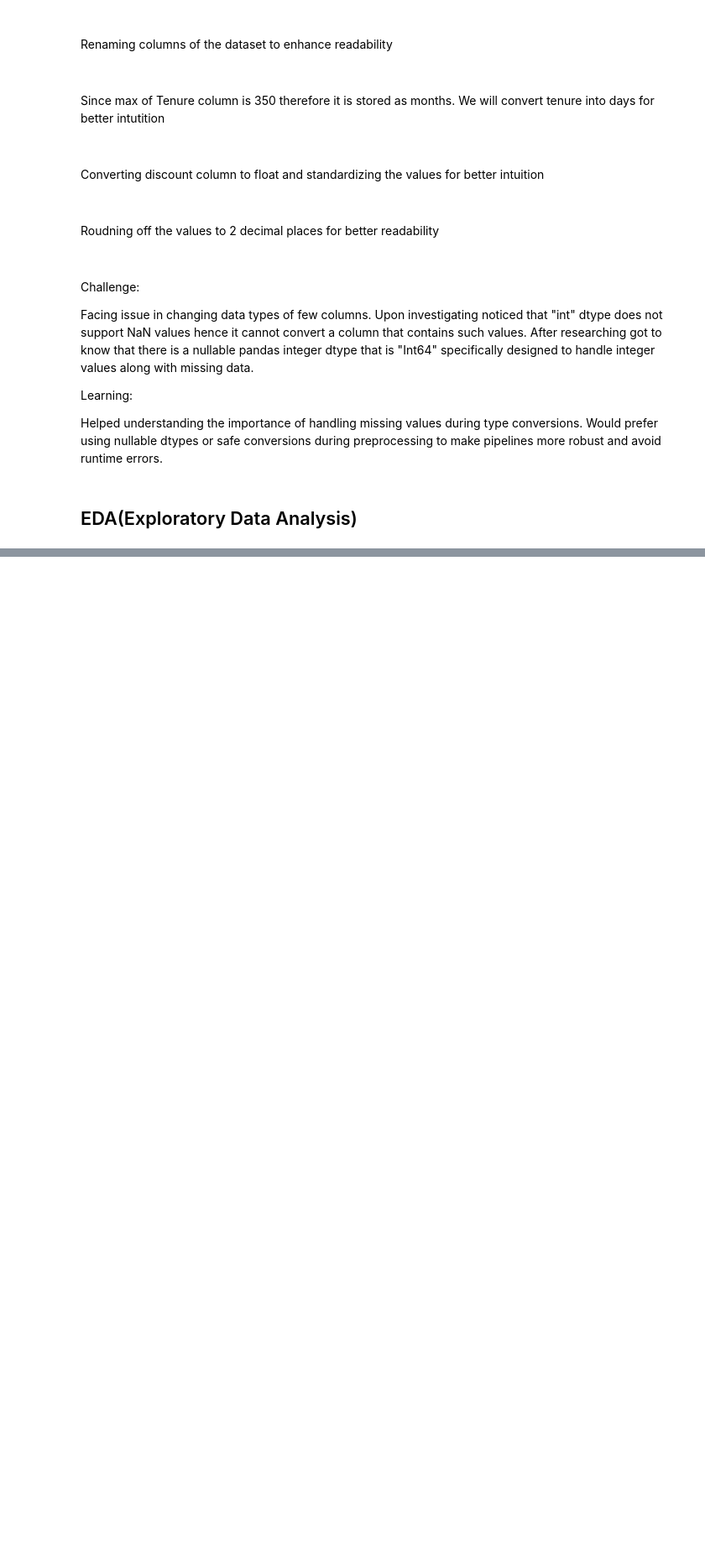
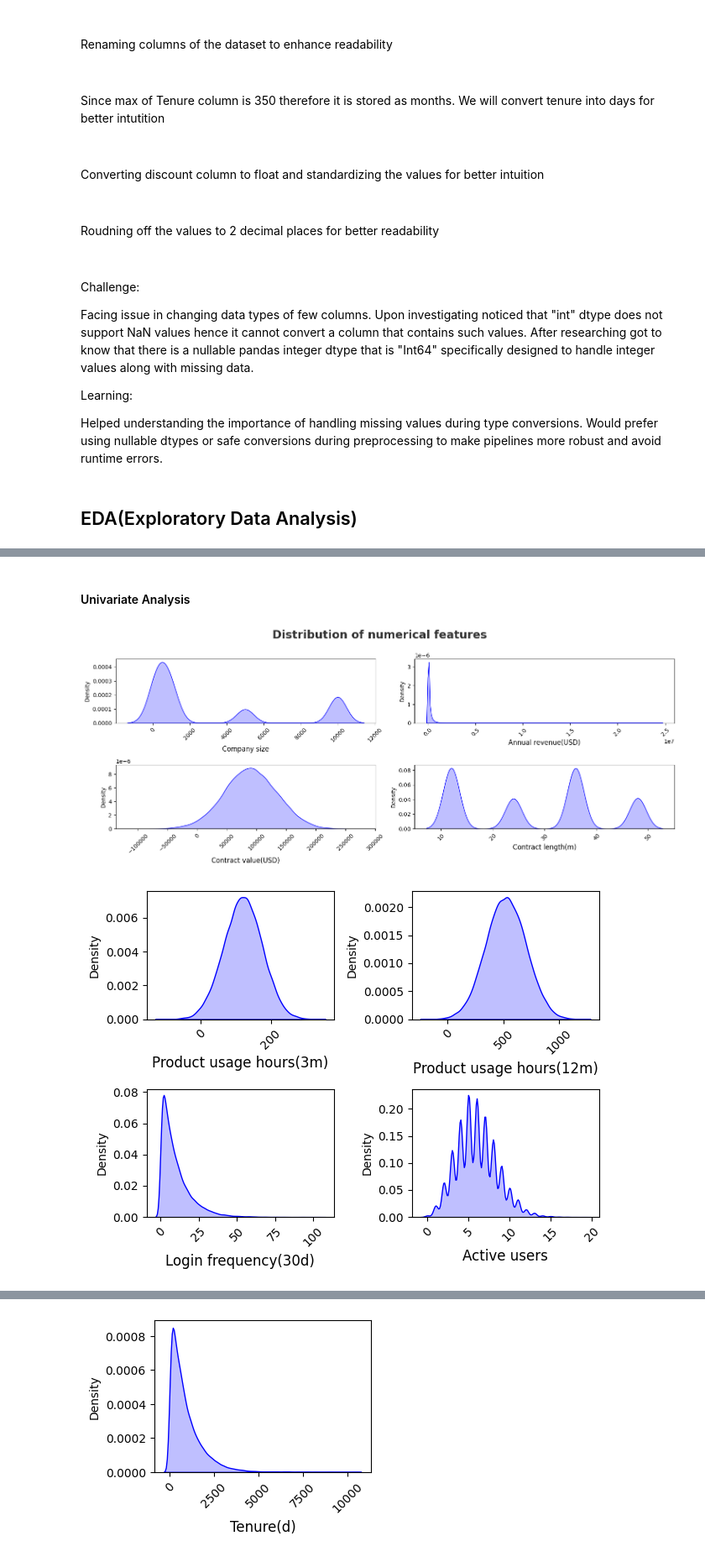
Before and after one commit to prathamgarg08/Churn-Prediction, a Jupyter notebook: notebooks/EDA.ipynb, the cells around one changed output, grey strips where cells are left out. Shown at 84% size. Drawn from its saved outputs; the diff is of its cells as text; code cells hidden in the pictures; blank space fills up the shorter version.

```diff
--- a/notebooks/EDA.ipynb
+++ b/notebooks/EDA.ipynb
@@ -174,11 +174,22 @@ def clean_contract_length_months(contract_length_months):
         "12 months":'12'
     }
     return mapping_month.get(contract_length_months,contract_length_months.title())
+
+def clean_company_size(x):
+    if pd.isna(x):
+        return np.nan
+    x=str(x).lower().strip()
+    if 'k' in x:
+        return int(float(x.replace('k',''))*1000)
+    if '+' in x:
+        return int(x.replace('+',''))
+    return int(x)
 # %%
 df['industry']=df['industry'].apply(clean_industry)
 df['region']=df['region'].apply(clean_region)
 df['sub_industry']=df['sub_industry'].apply(clean_sub_industry)
 df['contract_length_months']=df['contract_length_months'].apply(clean_contract_length_months)
+df['company_size']=df['company_size'].apply(clean_company_size)
 # %% [markdown]
 ####
 Renaming columns of the dataset to enhance readability
@@ -230,7 +241,6 @@ Learning:
 
 Helped understanding the importance of handling missing values during type conversions. Would prefer using nullable dtypes or safe conversions during preprocessing to make pipelines more robust and avoid runtime errors.
 # %%
-
 df['Contract length(m)']=df['Contract length(m)'].astype("Int64")
 df['Active users']=df['Active users'].astype('Int64')
 df['Licensed users']=df['Licensed users'].astype("Int64")
@@ -240,5 +250,7 @@ df['Support tickets(6m)']=df['Support tickets(6m)'].astype("Int64")
 df['Nps score']=df['Nps score'].astype("Int64")
 df['Survey response count(12m)']=df['Survey response count(12m)'].astype("Int64")
 df['Tenure(d)']=df['Tenure(d)'].astype("Int64")
+df['Company size']=df['Company size'].astype("Int64")
+df['Churn flag']=df['Churn flag'].astype('object')
 # %% [markdown]
 ## EDA(Exploratory Data Analysis)
@@ -244,0 +267,22 @@ df['Tenure(d)']=df['Tenure(d)'].astype("Int64")
+# %% [markdown]
+#### Univariate Analysis
+# %%
+numerical_features=[feature for feature in df.columns if df[feature].dtype !="O"]
+categorical_features=[feature for feature in df.columns if df[feature].dtype=='O']
+# %%
+## Numerical features
+plt.figure(figsize=(15,6))
+plt.suptitle("Distribution of numerical features",fontsize=20,fontweight='bold',alpha=0.8,y=1.)
+batch_size=4
+for i in range(0,len(numerical_features),batch_size):
+    subset=numerical_features[i:i+batch_size]
+    for i,col in enumerate(subset):
+        plt.subplot(2,2,i+1)
+        sns.kdeplot(x=df[col],fill=True,color='blue')
+        plt.xlabel(col,fontsize=12)
+        plt.xticks(rotation=45)
+    plt.tight_layout()
+    plt.show()
+# %% [output]
+[figure, added]
+[figure, added]
@@ -244,0 +291 @@ df['Tenure(d)']=df['Tenure(d)'].astype("Int64")
+[figure, added]
```
Also changed, not shown: parts of 3 cells of this notebook.
